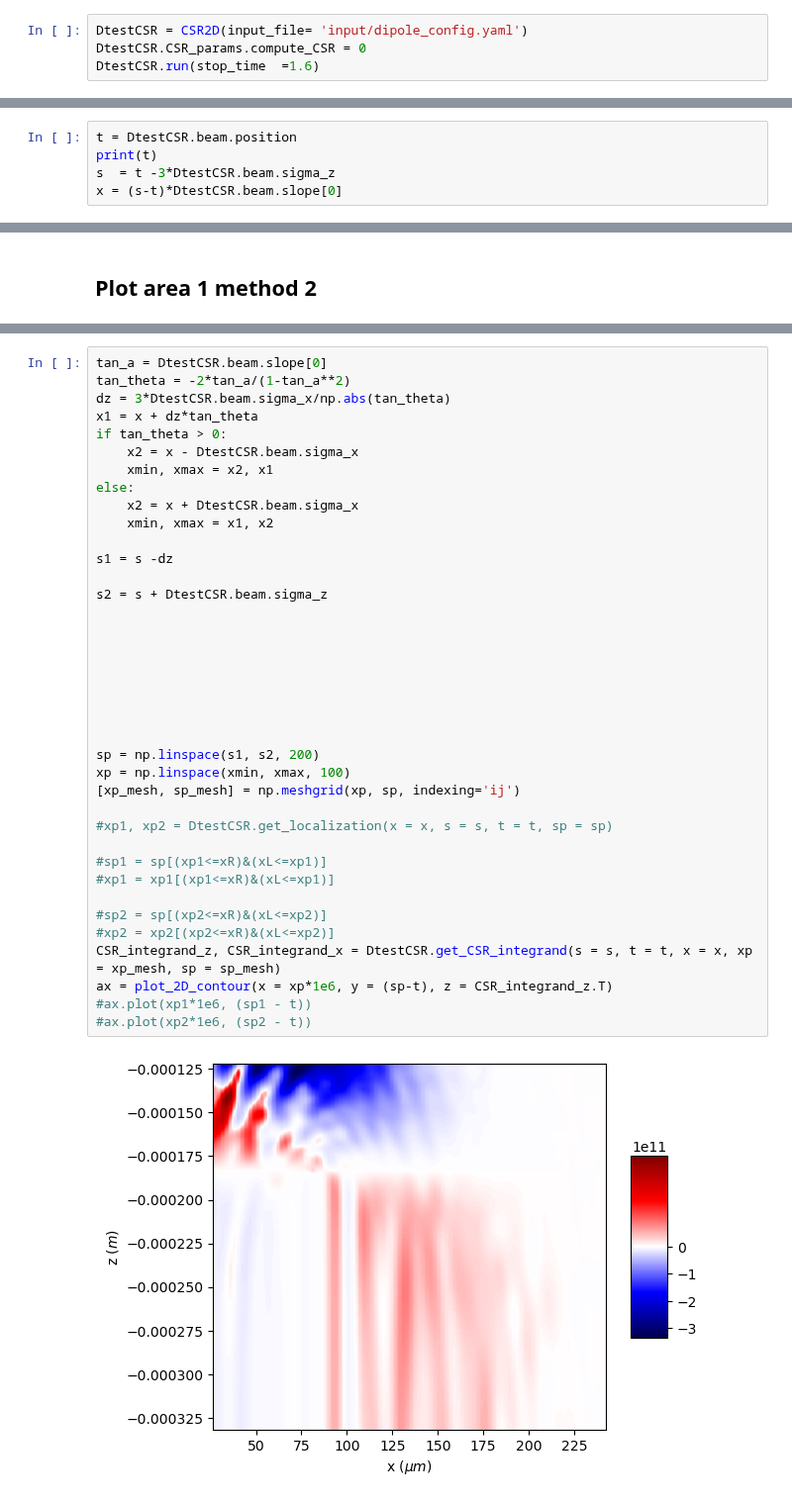
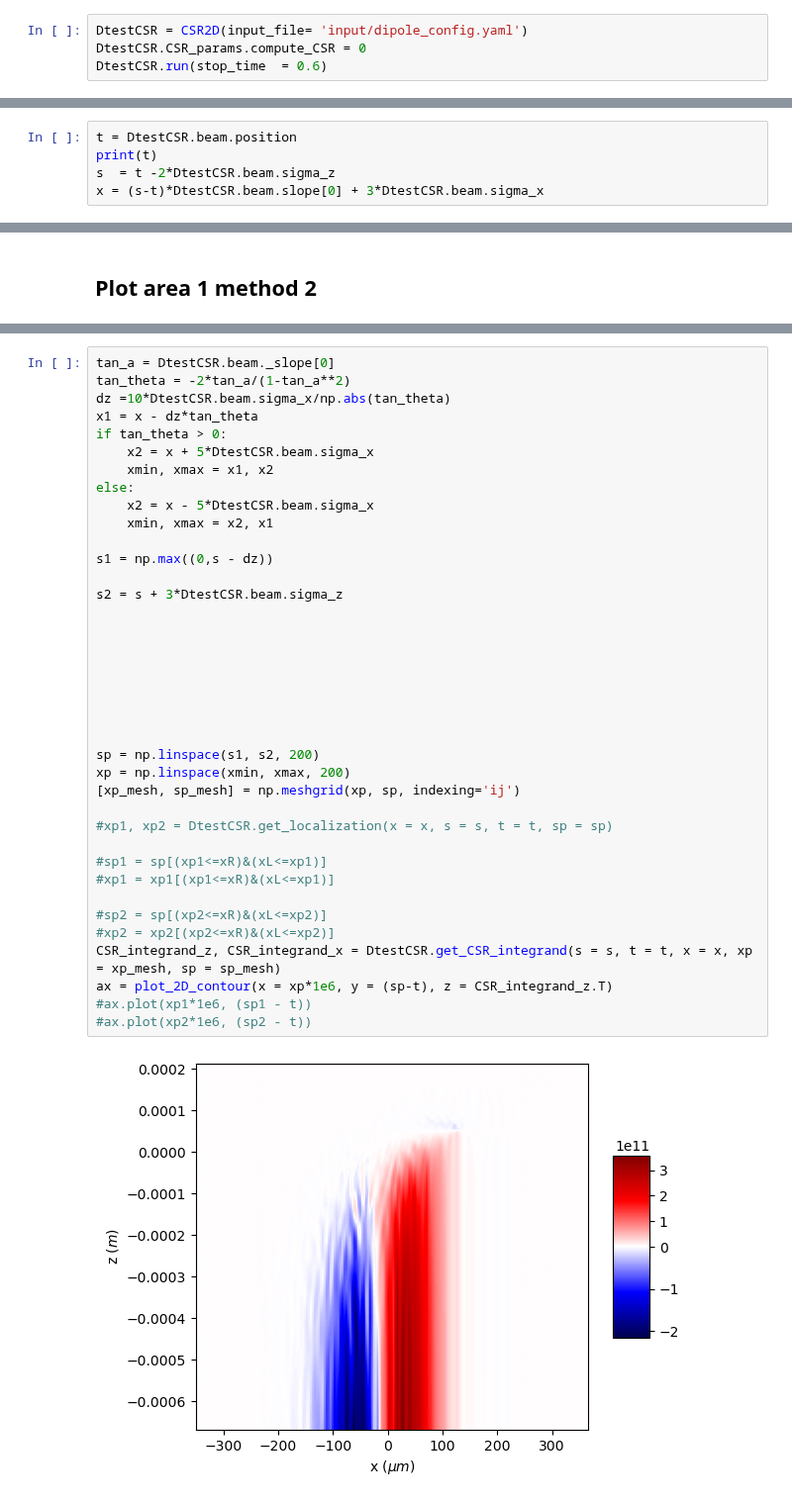
Before and after one commit to slaclab/pyDFCSR, a Jupyter notebook: pyDFCSR_2D/test_localization.ipynb, the cells around one changed output, grey strips where cells are left out. Shown at 99% size. Drawn from its saved outputs; the diff is of its cells as text.

```diff
--- a/pyDFCSR_2D/test_localization.ipynb
+++ b/pyDFCSR_2D/test_localization.ipynb
@@ -20,5 +20,5 @@ def plot_2D_contour(x, y, z):
 # %%
 DtestCSR = CSR2D(input_file= 'input/dipole_config.yaml')
 DtestCSR.CSR_params.compute_CSR = 0
-DtestCSR.run(stop_time  =1.6)
+DtestCSR.run(stop_time  = 0.6)
 # %% [output]
@@ -42,6 +44,6 @@ Finish step 33 in 0.3171248435974121 seconds
 # %%
 t = DtestCSR.beam.position
 print(t)
-s  = t -3*DtestCSR.beam.sigma_z
-x = (s-t)*DtestCSR.beam.slope[0]
+s  = t -2*DtestCSR.beam.sigma_z
+x = (s-t)*DtestCSR.beam.slope[0] + 3*DtestCSR.beam.sigma_x
 # %% [output]
@@ -199,40 +210,40 @@ ax.plot(xp1*1e6, sp1 )
 # %%
-tan_a = DtestCSR.beam.slope[0]
+tan_a = DtestCSR.beam._slope[0]
 tan_theta = -2*tan_a/(1-tan_a**2)
-dz = 3*DtestCSR.beam.sigma_x/np.abs(tan_theta)
-x1 = x + dz*tan_theta
+dz =10*DtestCSR.beam.sigma_x/np.abs(tan_theta)
+x1 = x - dz*tan_theta
 if tan_theta > 0:
-    x2 = x - DtestCSR.beam.sigma_x
+    x2 = x + 5*DtestCSR.beam.sigma_x
+    xmin, xmax = x1, x2
+else:
+    x2 = x - 5*DtestCSR.beam.sigma_x
     xmin, xmax = x2, x1
-else:
-    x2 = x + DtestCSR.beam.sigma_x
-    xmin, xmax = x1, x2
 
-s1 = s -dz
+s1 = np.max((0,s - dz))
 
-s2 = s + DtestCSR.beam.sigma_z
+s2 = s + 3*DtestCSR.beam.sigma_z
 
 
 
 
 
 
 
 
 sp = np.linspace(s1, s2, 200)
-xp = np.linspace(xmin, xmax, 100)
+xp = np.linspace(xmin, xmax, 200)
 [xp_mesh, sp_mesh] = np.meshgrid(xp, sp, indexing='ij')
 
 #xp1, xp2 = DtestCSR.get_localization(x = x, s = s, t = t, sp = sp)
 
 #sp1 = sp[(xp1<=xR)&(xL<=xp1)]
 #xp1 = xp1[(xp1<=xR)&(xL<=xp1)]
 
 #sp2 = sp[(xp2<=xR)&(xL<=xp2)]
 #xp2 = xp2[(xp2<=xR)&(xL<=xp2)]
 CSR_integrand_z, CSR_integrand_x = DtestCSR.get_CSR_integrand(s = s, t = t, x = x, xp = xp_mesh, sp = sp_mesh)
 ax = plot_2D_contour(x = xp*1e6, y = (sp-t), z = CSR_integrand_z.T)
 #ax.plot(xp1*1e6, (sp1 - t))
 #ax.plot(xp2*1e6, (sp2 - t))
 # %% [output]
-[figure, old version]
+[figure, new version]
```
Also changed, not shown: parts of 15 cells of this notebook, 8 other files.
